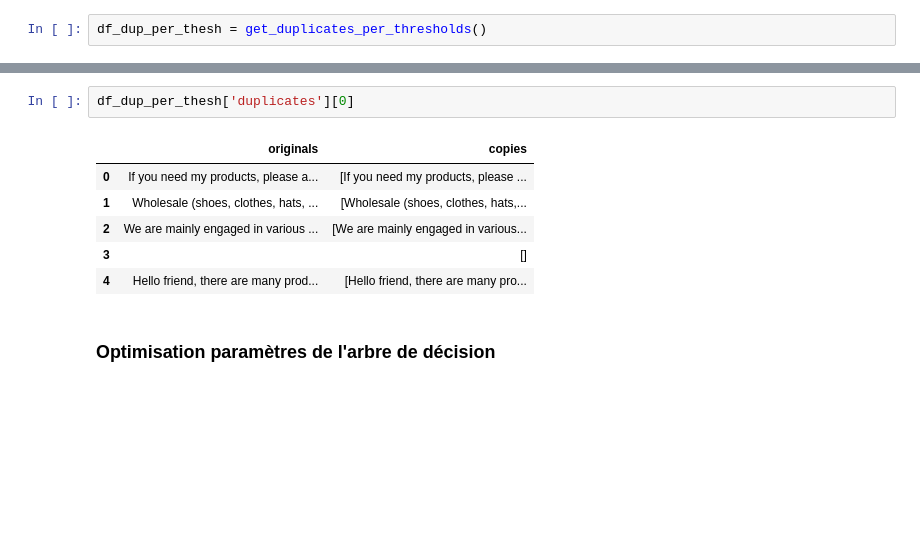
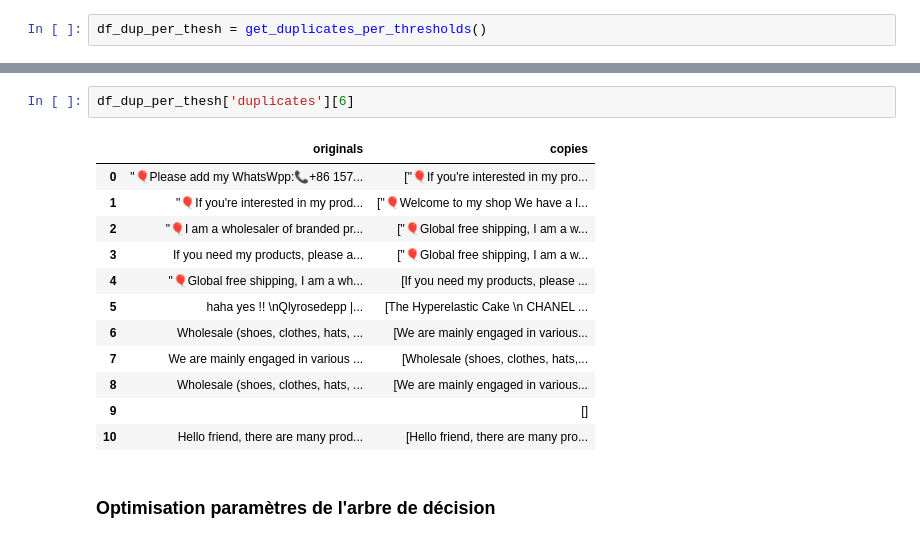
Before and after one commit to atekiouk/Sujet_2, a Jupyter notebook: Notebooks/Parameters_test.ipynb, the cells around one changed output, grey strips where cells are left out. Saved outputs shown, nothing was run; the diff lists cells and outputs as text; blank space fills up the shorter version.

```diff
--- a/Notebooks/Parameters_test.ipynb
+++ b/Notebooks/Parameters_test.ipynb
@@ -149,12 +166,18 @@ df_dup_per_thesh = get_duplicates_per_thresholds()
 # %%
-df_dup_per_thesh['duplicates'][0]
+df_dup_per_thesh['duplicates'][6]
 # %% [output]
 |  | originals | copies |
-| 0 | If you need my products, please a... | [If you need my products, please ... |
-| 1 | Wholesale (shoes, clothes, hats, ... | [Wholesale (shoes, clothes, hats,... |
-| 2 | We are mainly engaged in various ... | [We are mainly engaged in various... |
-| 3 |  | [] |
-| 4 | Hello friend, there are many prod... | [Hello friend, there are many pro... |
+| 0 | "🎈Please add my WhatsWpp:📞+86 157... | ["🎈If you're interested in my pro... |
+| 1 | "🎈If you're interested in my prod... | ["🎈Welcome to my shop We have a l... |
+| 2 | "🎈I am a wholesaler of branded pr... | ["🎈Global free shipping, I am a w... |
+| 3 | If you need my products, please a... | ["🎈Global free shipping, I am a w... |
+| 4 | "🎈Global free shipping, I am a wh... | [If you need my products, please ... |
+| 5 | haha yes !! \nQlyrosedepp |... | [The Hyperelastic Cake \n CHANEL ... |
+| 6 | Wholesale (shoes, clothes, hats, ... | [We are mainly engaged in various... |
+| 7 | We are mainly engaged in various ... | [Wholesale (shoes, clothes, hats,... |
+| 8 | Wholesale (shoes, clothes, hats, ... | [We are mainly engaged in various... |
+| 9 |  | [] |
+| 10 | Hello friend, there are many prod... | [Hello friend, there are many pro... |
 # %% [markdown]
 ### Optimisation paramètres de l'arbre de décision
 # %%
```
Also changed, not shown: parts of 1 cell of this notebook.
